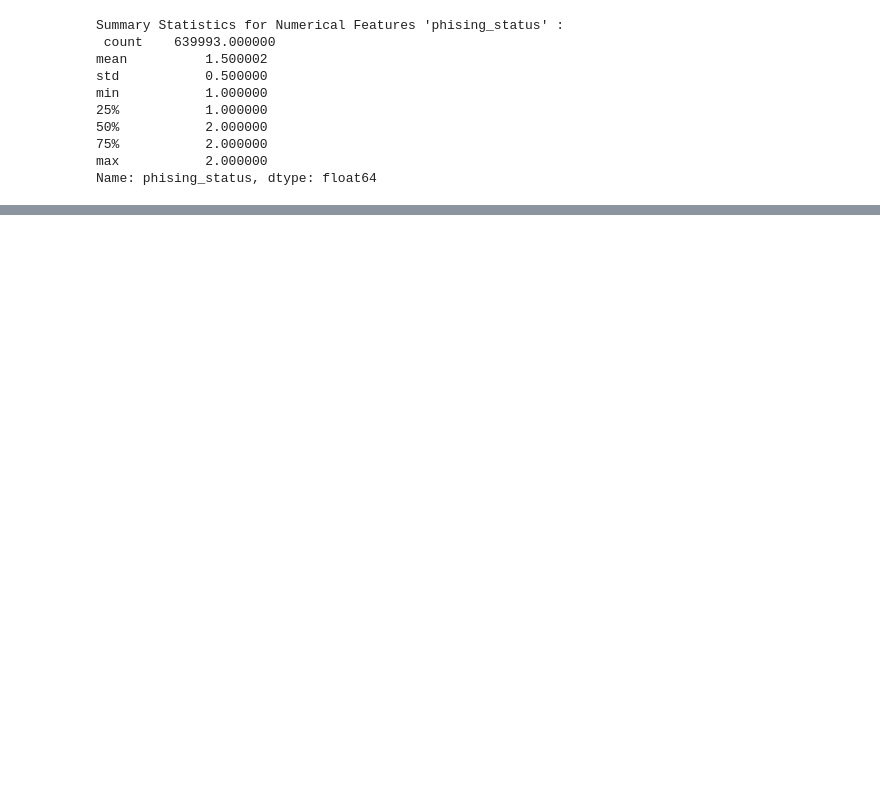
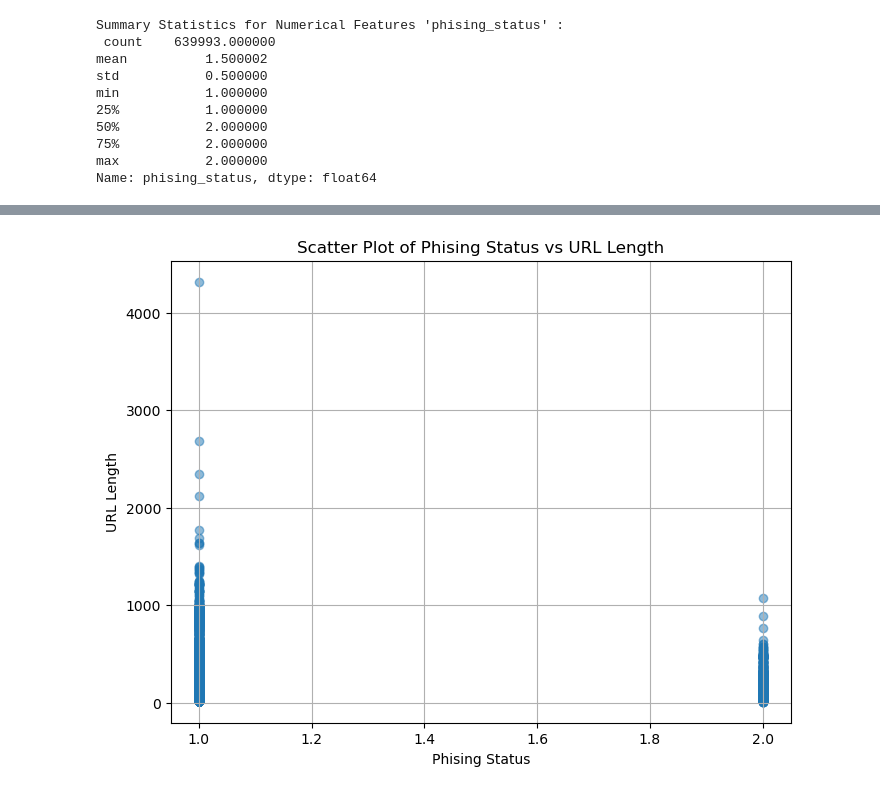
Before and after one commit to deepakthakur-92/phisingURL_NLP_based_classification, a Jupyter notebook: research/trails.ipynb, the cells around one changed output, grey strips where cells are left out. Drawn from its saved outputs; the diff is of its cells as text; code cells hidden in the pictures; blank space fills up the shorter version.

```diff
--- a/research/trails.ipynb
+++ b/research/trails.ipynb
@@ -219,0 +336,12 @@ Name: count, dtype: int64
+# %%
+# scatter plot relation between phising_status and url_length
+
+plt.figure(figsize=(8,6))
+plt.scatter(df3['phising_status'], df3['url_length'], alpha=0.5)
+plt.title('Scatter Plot of Phising Status vs URL Length')
+plt.xlabel('Phising Status')
+plt.ylabel('URL Length')
+plt.grid(True)
+plt.show()
+# %% [output]
+[figure, added]
```
Also changed, not shown: parts of 24 cells of this notebook.
